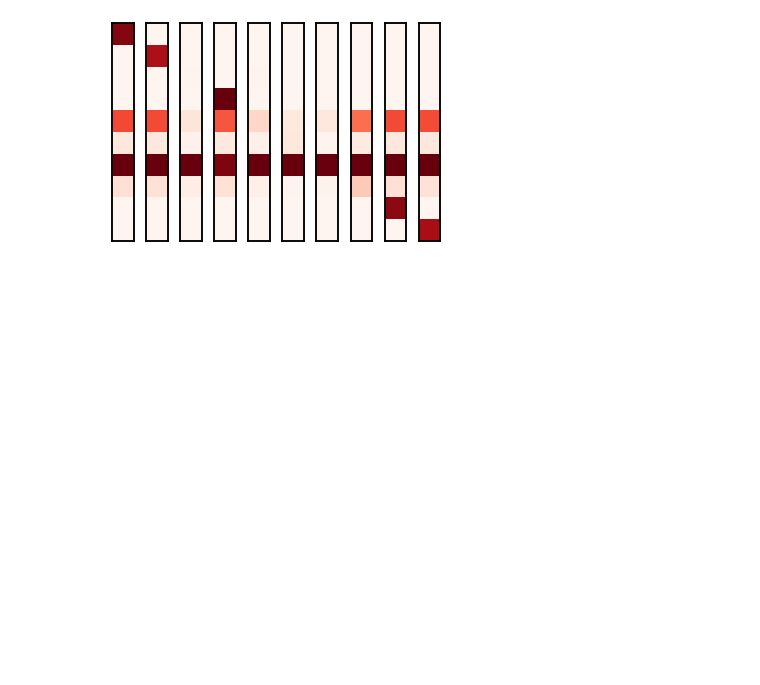
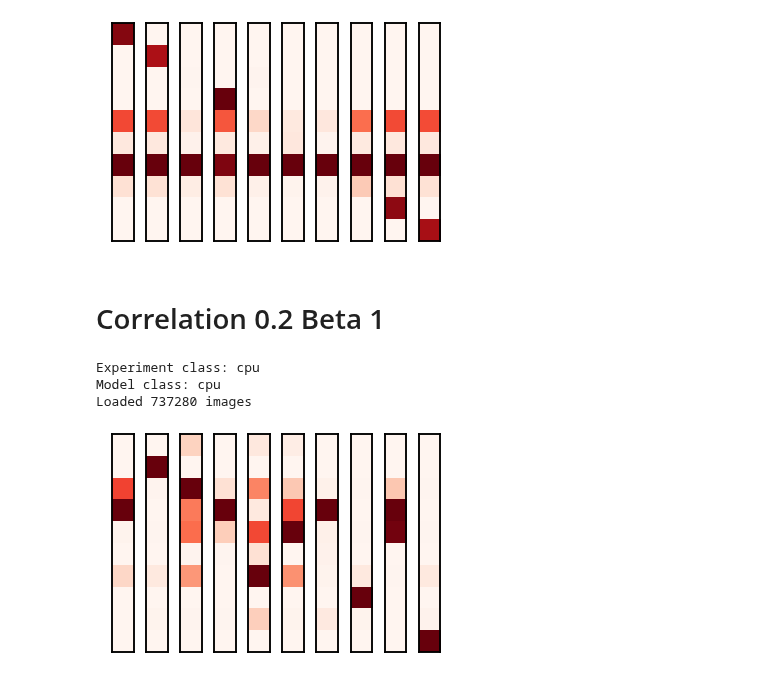
Before and after one commit to muhammadyaseen/vae-disentanglement, a Jupyter notebook: notebooks/PerturbationTesting.ipynb, the cells around one changed output. Cells and saved outputs as stored; diff of their text form; code cells hidden in the pictures; blank space fills up the shorter version.

Commit message:
corr check nb update

```diff
--- a/notebooks/PerturbationTesting.ipynb
+++ b/notebooks/PerturbationTesting.ipynb
@@ -138,0 +137,30 @@ visualize_change(diffs[30])
+# %% [markdown]
+# Correlation 0.2 Beta 1
+# %%
+current_device = torch.device("cuda:3")
+batch_size = 64
+seed = 123
+beta = 1.0
+z_dim = 10
+
+checkpoint_path="../train-logs/jscmodel_bvae_w1corr02_dsprites/epoch=25-step=299520.ckpt"
+
+acts_for_dsprites_full, dsprites_full_dataset, model_dsprites_full  = load_model_and_data_and_get_activations(
+                    dset_name='dsprites_full', dset_path='../datasets',
+                    batch_size=batch_size, z_dim=z_dim , beta=beta,
+                    checkpoint_path=checkpoint_path, current_device=current_device,
+                    activation_with_label=False, seed=123,  batches=10, l_zero_reg=False
+    )
+
+dsprites_full_loader = DataLoader(dsprites_full_dataset, batch_size=batch_size, shuffle = False,drop_last=True)
+img, labels = next(dsprites_full_loader.__iter__())
+# %% [output]
+Experiment class: cpu
+Model class: cpu
+Loaded 737280 images
+# %%
+diffs = check_correlated_dimensions(img.to(current_device), model_dsprites_full, current_device)
+# %%
+visualize_change(diffs[0])
+# %% [output]
+[figure, added]
```
Also changed, not shown: parts of 11 cells of this notebook, 3 other files.
